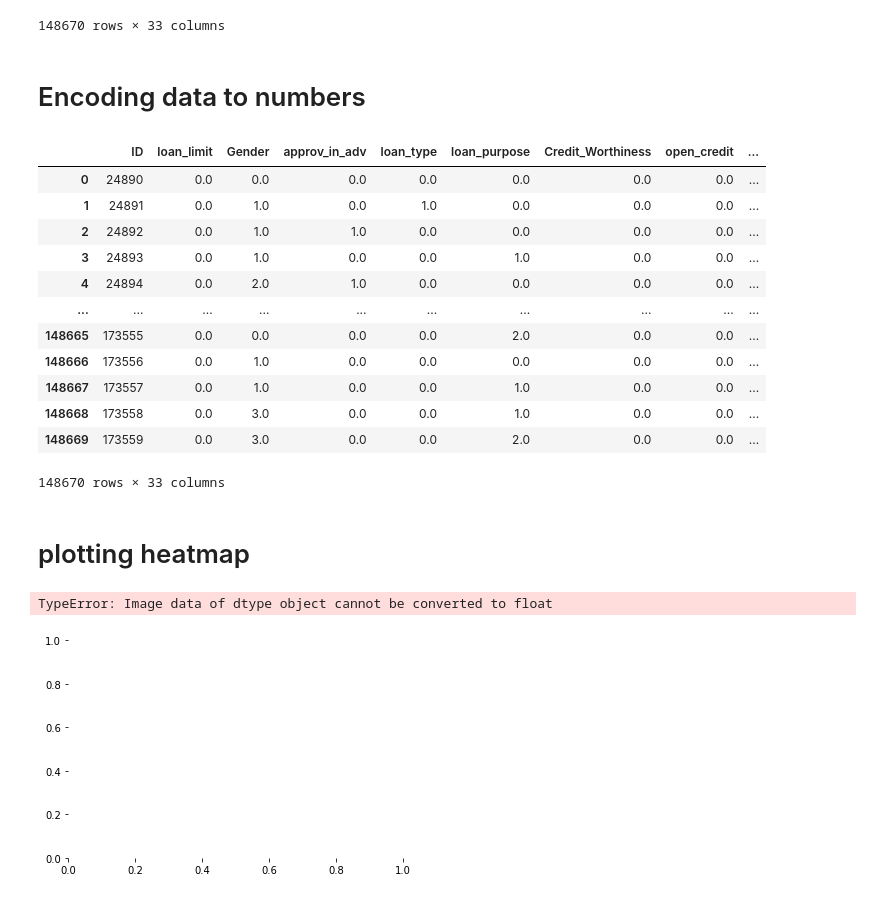
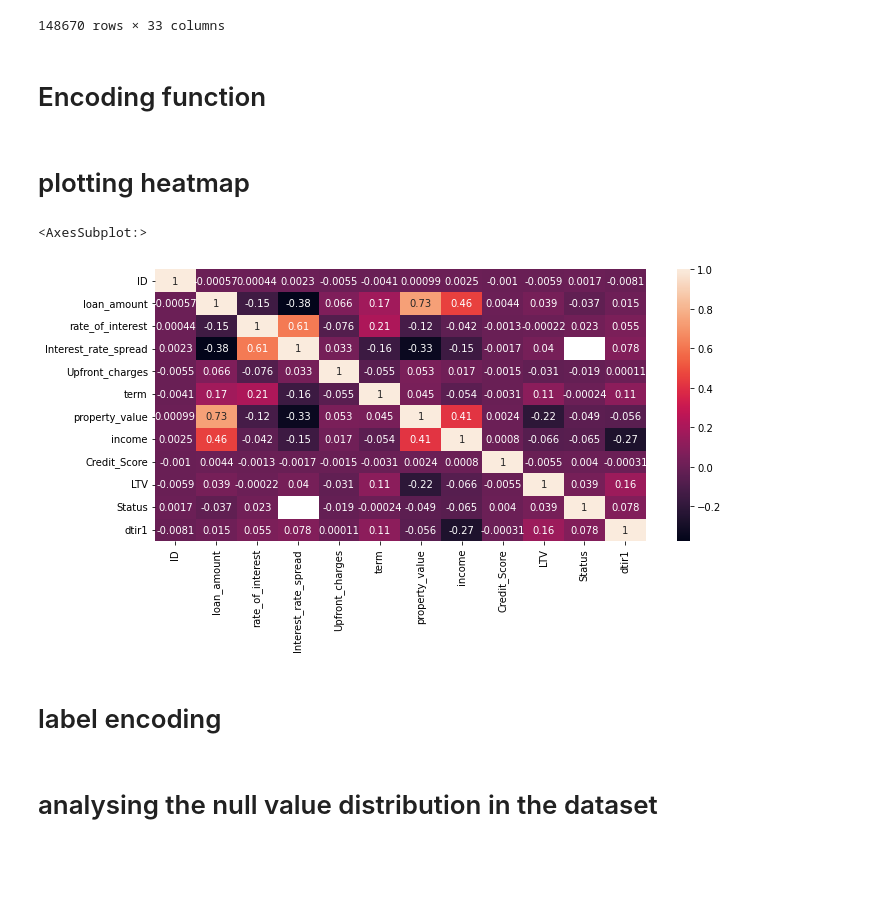
Before and after one commit to kanndil/Loan_Default_Predictor, a Jupyter notebook: code/cleaning.ipynb, the cells around one changed output. Saved outputs shown, nothing was run; the diff lists cells and outputs as text; code cells hidden in the pictures; blank space fills up the shorter version.

```diff
--- a/code/cleaning.ipynb
+++ b/code/cleaning.ipynb
@@ -46,59 +46,24 @@ table
 | 148669 | 173559 | cf | Female | nopre | type1 | p3 | l1 | nopc | ... |
 148670 rows × 33 columns
 # %% [markdown]
-# Encoding data to numbers
+# Encoding function
 # %%
 encodes=[]
-
-
-
-
-
-
 
 def label_encoding(label):
     uniques = table[label].unique()
     #the encoding is the index
     for i in range(len(uniques)):
-        table.loc[table[label] == uniques[i],label]=float(i)
+        table.loc[table[label] == uniques[i],label]=i
     encodes.append(uniques)
-
-
-
-
-#print(table[0])
-
-# for col in table.columns:
-#     if(type(table.loc[col])==str):
-#         print(col)
-#         #label_encoding(col)
-
-#type(table.loc["loan_amount",2])
-
-for i in range(len(table.iloc[3])):
-    if(type(table.iloc[3][i])==str):
-        label_encoding(table.columns[i])
-
-table
-# %% [output]
-|  | ID | loan_limit | Gender | approv_in_adv | loan_type | loan_purpose | Credit_Worthiness | open_credit | ... |
-| 0 | 24890 | 0.0 | 0.0 | 0.0 | 0.0 | 0.0 | 0.0 | 0.0 | ... |
-| 1 | 24891 | 0.0 | 1.0 | 0.0 | 1.0 | 0.0 | 0.0 | 0.0 | ... |
-| 2 | 24892 | 0.0 | 1.0 | 1.0 | 0.0 | 0.0 | 0.0 | 0.0 | ... |
-| 3 | 24893 | 0.0 | 1.0 | 0.0 | 0.0 | 1.0 | 0.0 | 0.0 | ... |
-| 4 | 24894 | 0.0 | 2.0 | 1.0 | 0.0 | 0.0 | 0.0 | 0.0 | ... |
-| ... | ... | ... | ... | ... | ... | ... | ... | ... | ... |
-| 148665 | 173555 | 0.0 | 0.0 | 0.0 | 0.0 | 2.0 | 0.0 | 0.0 | ... |
-| 148666 | 173556 | 0.0 | 1.0 | 0.0 | 0.0 | 0.0 | 0.0 | 0.0 | ... |
-| 148667 | 173557 | 0.0 | 1.0 | 0.0 | 0.0 | 1.0 | 0.0 | 0.0 | ... |
-| 148668 | 173558 | 0.0 | 3.0 | 0.0 | 0.0 | 1.0 | 0.0 | 0.0 | ... |
-| 148669 | 173559 | 0.0 | 3.0 | 0.0 | 0.0 | 2.0 | 0.0 | 0.0 | ... |
-148670 rows × 33 columns
 # %% [markdown]
 # plotting heatmap
 # %%
-nupy_array=table.to_numpy()
-sns.heatmap(nupy_array, annot=True)
+fig = plt.figure(figsize= (11,5))
+correlation = table.corr()
+sns.heatmap(correlation, annot = True)
 # %% [output]
-TypeError: Image data of dtype object cannot be converted to float
+<AxesSubplot:>
-[figure, old version]
+[figure, new version]
+# %% [markdown]
+# label encoding
@@ -104,0 +76,2 @@ TypeError: Image data of dtype object cannot be converted to float
+# %% [markdown]
+# analysing the null value distribution in the dataset
```
Also changed, not shown: parts of 4 cells of this notebook.
